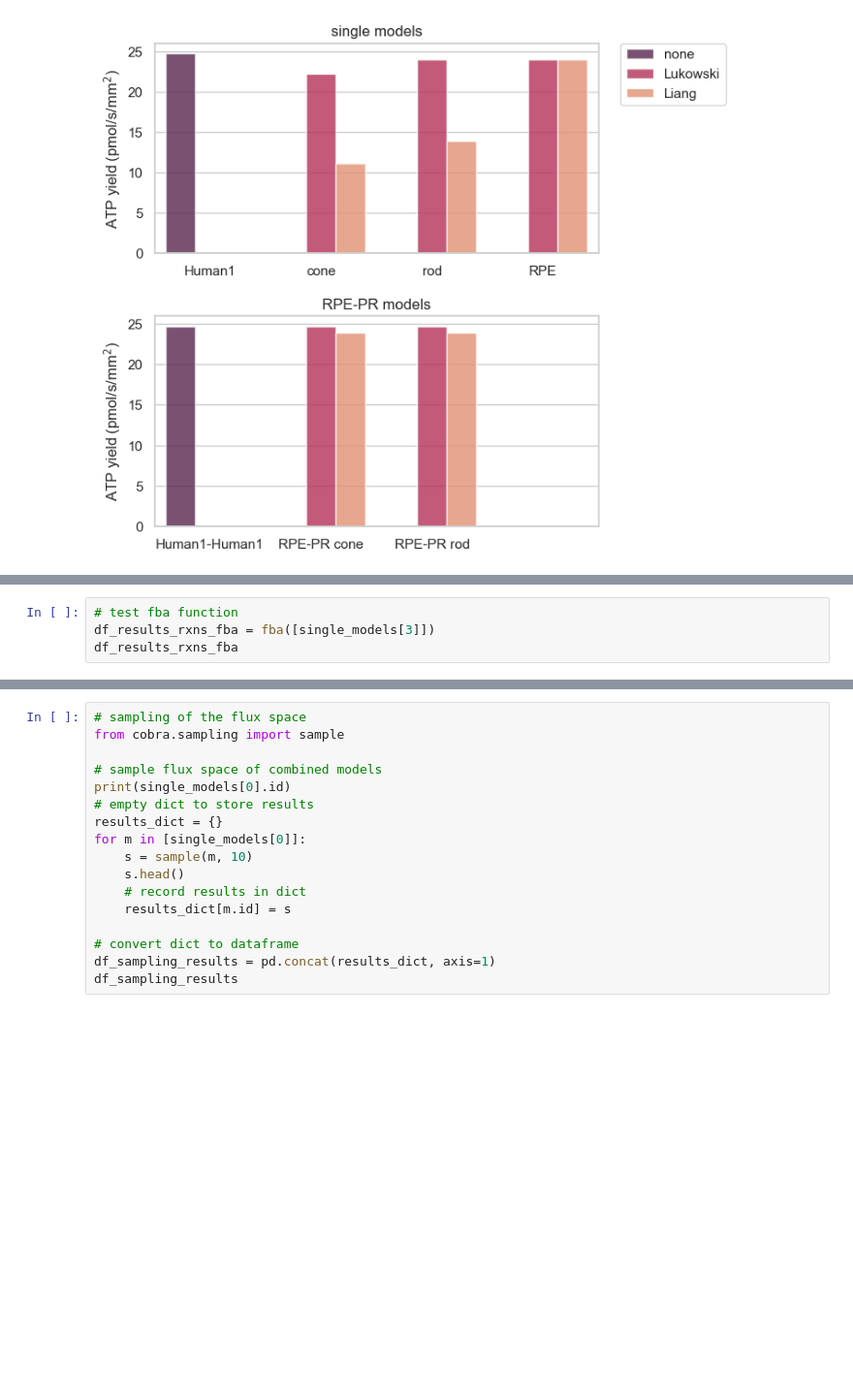
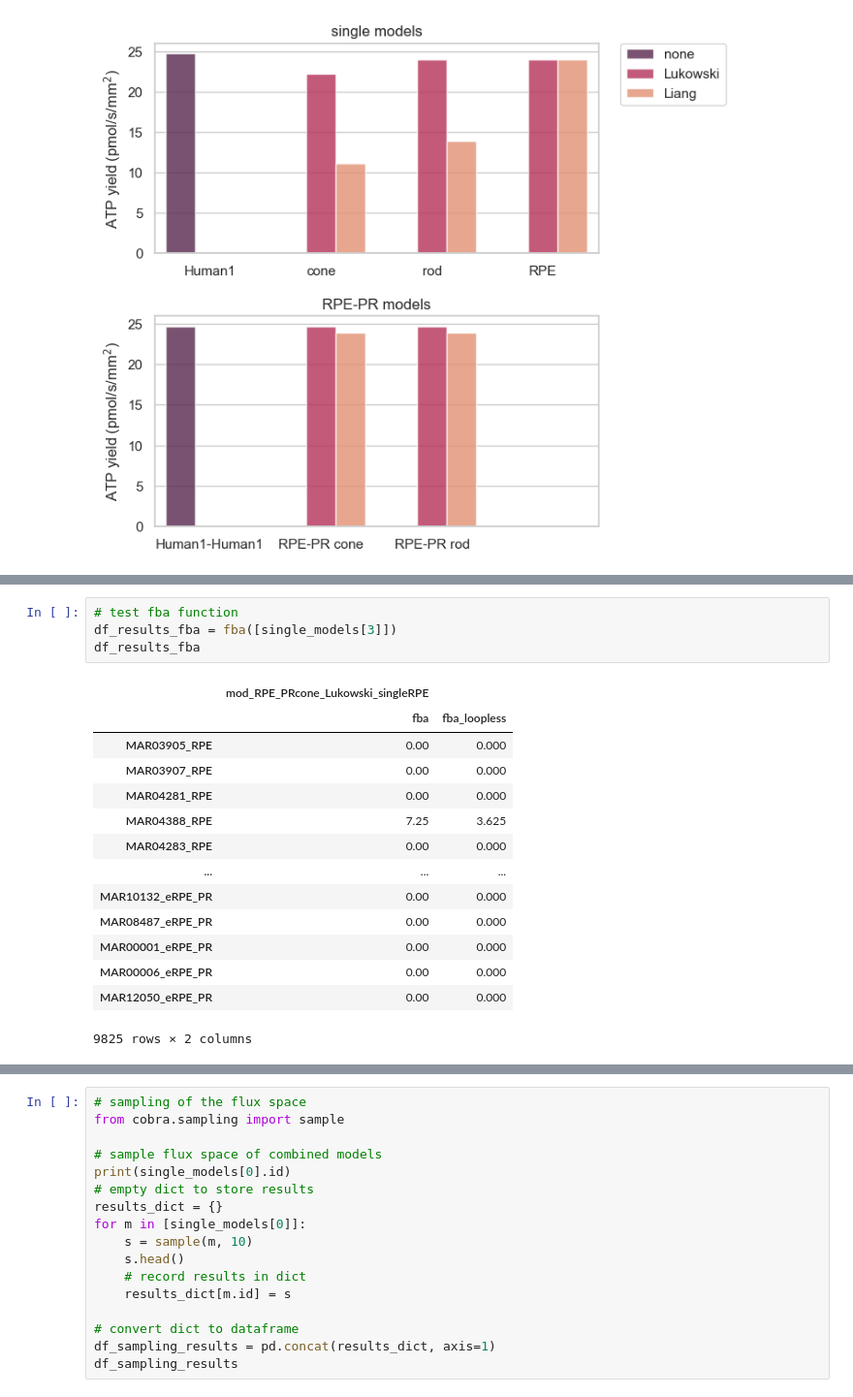
Before and after one commit to stellaprins/Human1_RPE-PR, a Jupyter notebook: jupyter/RPE-PR/test_sampling_oxphos_glucolysis.ipynb, the cells around one changed output, grey strips where cells are left out. Shown: that part at 97% size. Cells and saved outputs as stored; diff of their text form; blank space fills up the shorter version.

```diff
--- a/jupyter/RPE-PR/test_sampling_oxphos_glucolysis.ipynb
+++ b/jupyter/RPE-PR/test_sampling_oxphos_glucolysis.ipynb
@@ -526,4 +528,19 @@ Maximize
 # %%
 # test fba function
-df_results_rxns_fba = fba([single_models[3]])
-df_results_rxns_fba
+df_results_fba = fba([single_models[3]])
+df_results_fba
+# %% [output]
+|  | mod_RPE_PRcone_Lukowski_singleRPE |  |
+|  | fba | fba_loopless |
+| MAR03905_RPE | 0.00 | 0.000 |
+| MAR03907_RPE | 0.00 | 0.000 |
+| MAR04281_RPE | 0.00 | 0.000 |
+| MAR04388_RPE | 7.25 | 3.625 |
+| MAR04283_RPE | 0.00 | 0.000 |
+| ... | ... | ... |
+| MAR10132_eRPE_PR | 0.00 | 0.000 |
+| MAR08487_eRPE_PR | 0.00 | 0.000 |
+| MAR00001_eRPE_PR | 0.00 | 0.000 |
+| MAR00006_eRPE_PR | 0.00 | 0.000 |
+| MAR12050_eRPE_PR | 0.00 | 0.000 |
+9825 rows × 2 columns
```
Also changed, not shown: parts of 5 cells of this notebook.
